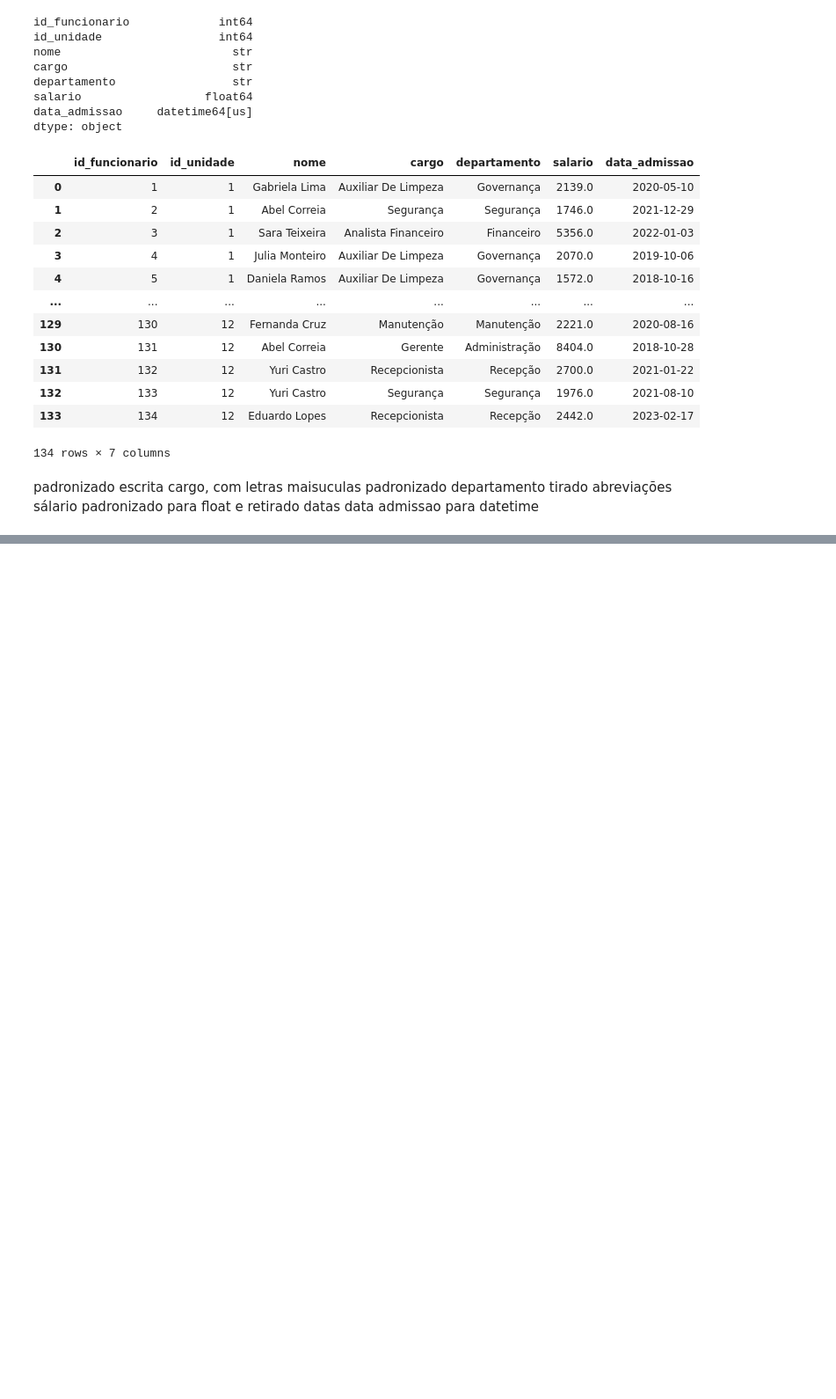
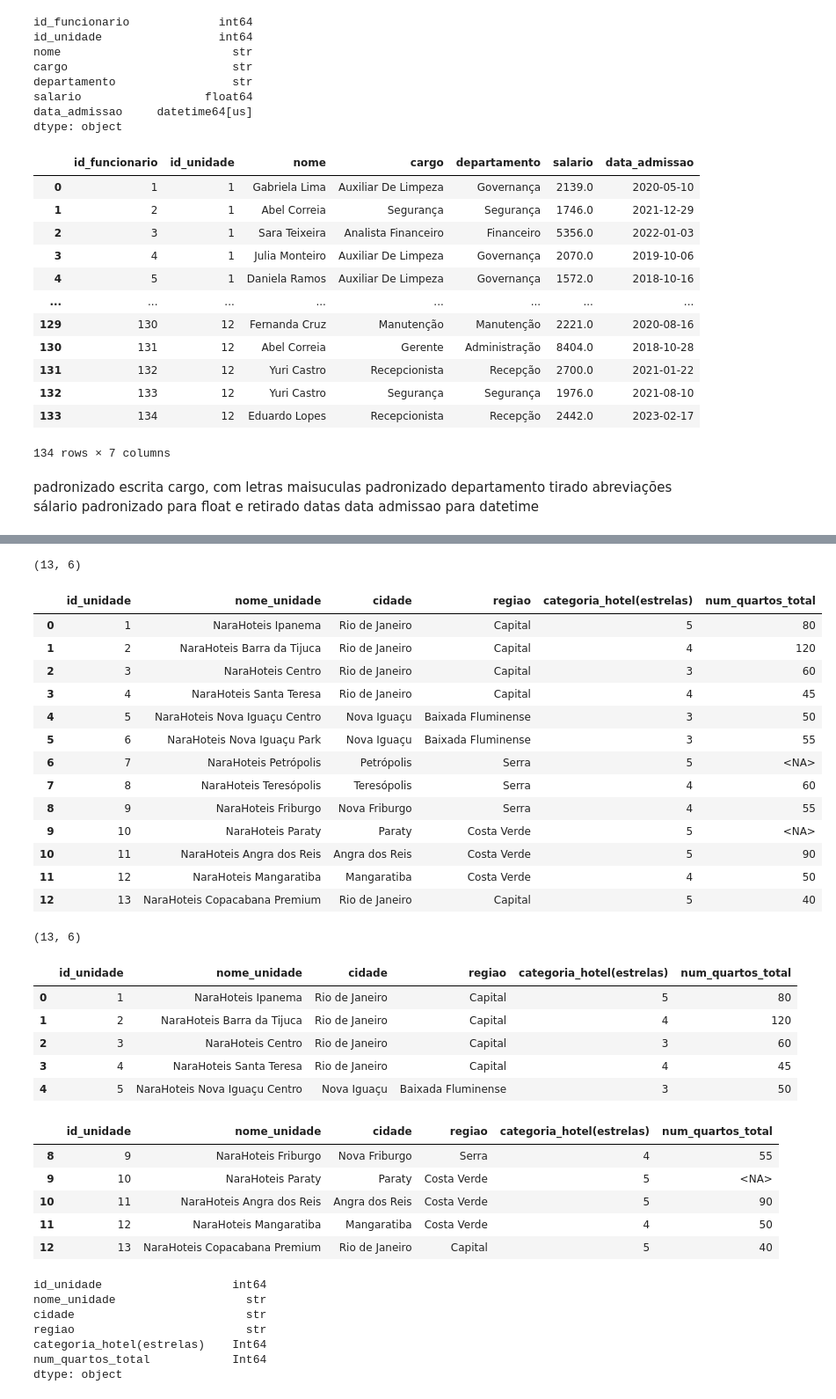
Before and after one commit to CarlosEduardoRodrigues7/Narahotel, a Jupyter notebook: narahotel.ipynb, the cells around one changed output, grey strips where cells are left out. Shown at 88% size. Drawn from its saved outputs; the diff is of its cells as text; code cells hidden in the pictures; blank space fills up the shorter version.

```diff
--- a/narahotel.ipynb
+++ b/narahotel.ipynb
@@ -380 +393,12 @@ df_res
+# %%
+rese = {
+    'Cancel.':                'Capital',
+    'CAP':                  'Capital',
+    'Serra':                   'Serra',
+     'Baixada fluminense':             'Baixada Fluminense'
+}
+df['reseiao'] = df['reseiao'].map(rese).fillna(df['regiao'])
+
+print('Após mapeamento:')
+print(sorted(df['regiao'].unique()))
 # %%
@@ -577,0 +681,9 @@ KeyError: 'estado_origem'
+# %%
+df_uni = pd.read_csv('unidades_novos.csv', sep=';')
+
+print(df.shape)
+display(df.head())
+display(df.tail())
+display(df.dtypes)
+
+df.info()
@@ -577,0 +724,45 @@ KeyError: 'estado_origem'
+# %%
+
+df = pd.concat([df, df_uni], ignore_index=True)
+print (df.shape)
+display (df.head(13))
+print(df.shape)
+display(df.head())
+display(df.tail())
+display(df.dtypes)
+# %% [output]
+(13, 6)
+|  | id_unidade | nome_unidade | cidade | regiao | categoria_hotel(estrelas) | num_quartos_total |
+| 0 | 1 | NaraHoteis Ipanema | Rio de Janeiro | Capital | 5 | 80 |
+| 1 | 2 | NaraHoteis Barra da Tijuca | Rio de Janeiro | Capital | 4 | 120 |
+| 2 | 3 | NaraHoteis Centro | Rio de Janeiro | Capital | 3 | 60 |
+| 3 | 4 | NaraHoteis Santa Teresa | Rio de Janeiro | Capital | 4 | 45 |
+| 4 | 5 | NaraHoteis Nova Iguaçu Centro | Nova Iguaçu | Baixada Fluminense | 3 | 50 |
+| 5 | 6 | NaraHoteis Nova Iguaçu Park | Nova Iguaçu | Baixada Fluminense | 3 | 55 |
+| 6 | 7 | NaraHoteis Petrópolis | Petrópolis | Serra | 5 | <NA> |
+| 7 | 8 | NaraHoteis Teresópolis | Teresópolis | Serra | 4 | 60 |
+| 8 | 9 | NaraHoteis Friburgo | Nova Friburgo | Serra | 4 | 55 |
+| 9 | 10 | NaraHoteis Paraty | Paraty | Costa Verde | 5 | <NA> |
+| 10 | 11 | NaraHoteis Angra dos Reis | Angra dos Reis | Costa Verde | 5 | 90 |
+| 11 | 12 | NaraHoteis Mangaratiba | Mangaratiba | Costa Verde | 4 | 50 |
+| 12 | 13 | NaraHoteis Copacabana Premium | Rio de Janeiro | Capital | 5 | 40 |
+(13, 6)
+|  | id_unidade | nome_unidade | cidade | regiao | categoria_hotel(estrelas) | num_quartos_total |
+| 0 | 1 | NaraHoteis Ipanema | Rio de Janeiro | Capital | 5 | 80 |
+| 1 | 2 | NaraHoteis Barra da Tijuca | Rio de Janeiro | Capital | 4 | 120 |
+| 2 | 3 | NaraHoteis Centro | Rio de Janeiro | Capital | 3 | 60 |
+| 3 | 4 | NaraHoteis Santa Teresa | Rio de Janeiro | Capital | 4 | 45 |
+| 4 | 5 | NaraHoteis Nova Iguaçu Centro | Nova Iguaçu | Baixada Fluminense | 3 | 50 |
+|  | id_unidade | nome_unidade | cidade | regiao | categoria_hotel(estrelas) | num_quartos_total |
+| 8 | 9 | NaraHoteis Friburgo | Nova Friburgo | Serra | 4 | 55 |
+| 9 | 10 | NaraHoteis Paraty | Paraty | Costa Verde | 5 | <NA> |
+| 10 | 11 | NaraHoteis Angra dos Reis | Angra dos Reis | Costa Verde | 5 | 90 |
+| 11 | 12 | NaraHoteis Mangaratiba | Mangaratiba | Costa Verde | 4 | 50 |
+| 12 | 13 | NaraHoteis Copacabana Premium | Rio de Janeiro | Capital | 5 | 40 |
+id_unidade                   int64
+nome_unidade                   str
+cidade                         str
+regiao                         str
+categoria_hotel(estrelas)    Int64
+num_quartos_total            Int64
+dtype: object
```
Also changed, not shown: parts of 55 cells of this notebook.
